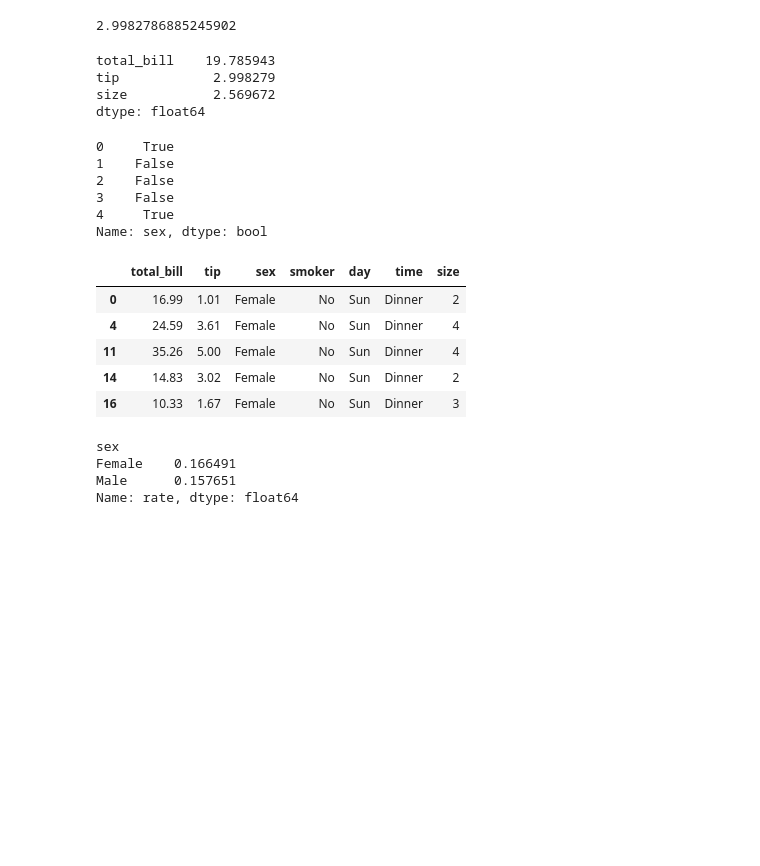
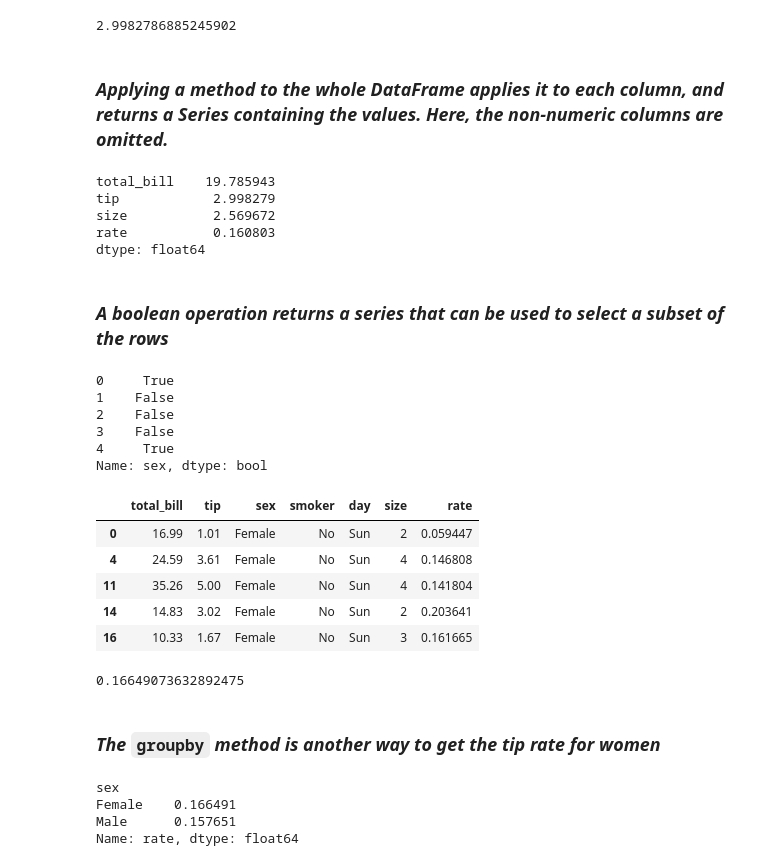
Before and after one commit to jameschen00/mbds, a Jupyter notebook: mbds.ipynb, the cells around one changed output. Cells and saved outputs as stored; diff of their text form; code cells hidden in the pictures; blank space fills up the shorter version.

```diff
--- a/mbds.ipynb
+++ b/mbds.ipynb
@@ -1020,14 +1144,17 @@ df['tip'].mean()
 df.tip.mean()
 # %% [output]
 2.9982786885245902
-# %%
-# returns a series associating column labels with column mean,
-# excluding non-numeric columns
-df.mean()
-# %% [output]
-total_bill    19.785943
-tip            2.998279
-size           2.569672
-dtype: float64
+# %% [markdown]
+### *Applying a method to the whole DataFrame applies it to each column, and returns a Series containing the values.  Here, the non-numeric columns are omitted.*
+# %%
+df.mean()
+# %% [output]
+total_bill    19.785943
+tip            2.998279
+size           2.569672
+rate           0.160803
+dtype: float64
+# %% [markdown]
+### *A boolean operation returns a series that can be used to select a subset of the rows*
 # %%
 # This is a series that is essentially a boolean vector
@@ -1042,15 +1169,21 @@ s.head()
 Name: sex, dtype: bool
 # %%
 # Can select from dataframe based on boolean vector
-women = df[df['sex'] == 'Female']
+women = df[df.sex == 'Female']
 women.head()
 # %% [output]
-|  | total_bill | tip | sex | smoker | day | time | size |
-| 0 | 16.99 | 1.01 | Female | No | Sun | Dinner | 2 |
-| 4 | 24.59 | 3.61 | Female | No | Sun | Dinner | 4 |
-| 11 | 35.26 | 5.00 | Female | No | Sun | Dinner | 4 |
-| 14 | 14.83 | 3.02 | Female | No | Sun | Dinner | 2 |
-| 16 | 10.33 | 1.67 | Female | No | Sun | Dinner | 3 |
+|  | total_bill | tip | sex | smoker | day | size | rate |
+| 0 | 16.99 | 1.01 | Female | No | Sun | 2 | 0.059447 |
+| 4 | 24.59 | 3.61 | Female | No | Sun | 4 | 0.146808 |
+| 11 | 35.26 | 5.00 | Female | No | Sun | 4 | 0.141804 |
+| 14 | 14.83 | 3.02 | Female | No | Sun | 2 | 0.203641 |
+| 16 | 10.33 | 1.67 | Female | No | Sun | 3 | 0.161665 |
+# %%
+women.rate.mean()
+# %% [output]
+0.16649073632892475
+# %% [markdown]
+### *The* `groupby` *method is another way to get the tip rate for women*
 # %%
 s = df.groupby('sex').rate.mean()
 s
```
Also changed, not shown: parts of 49 cells of this notebook.
